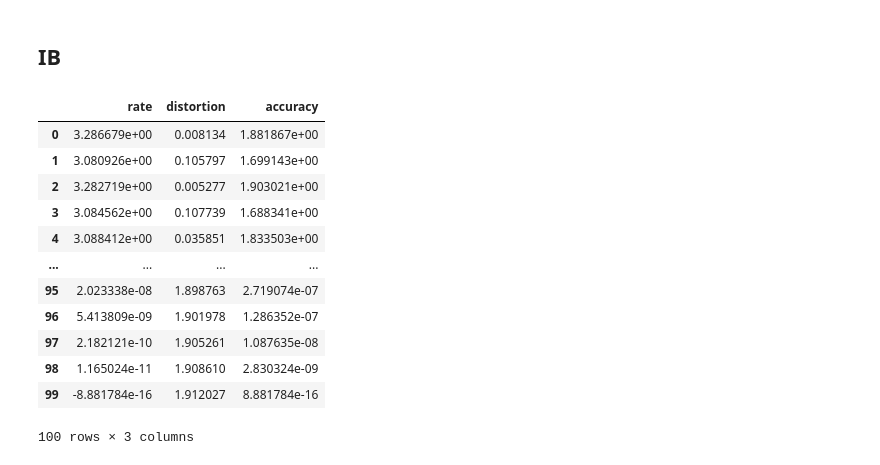
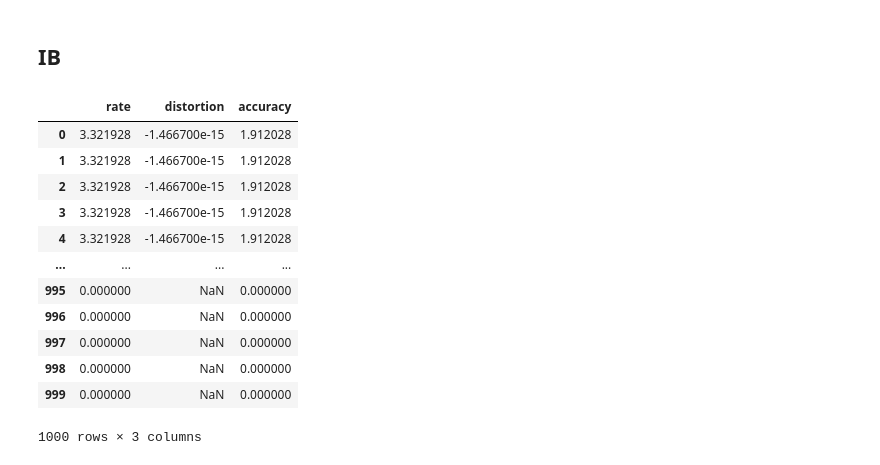
Before and after one commit to nathimel/rdot, a Jupyter notebook: src/examples/test_visualizations.ipynb, the cells around one changed output. Cells and saved outputs as stored; diff of their text form; code cells hidden in the pictures.

```diff
--- a/src/examples/test_visualizations.ipynb
+++ b/src/examples/test_visualizations.ipynb
@@ -105,32 +105,39 @@ px = np.full(py_x.shape[0], 1/10)
 pxy = py_x * px
 
 # Test many values of beta to sweep out a curve.
-# betas = np.logspace(-5, 5, num=100)
-betas = np.linspace(1e-5, 5, num=100)
+betas = np.logspace(-2, 5, num=1000)
+# betas = np.linspace(1e-5, 5, num=100)
 
 rd_values = [
-    result[-3:] for result in ba_ib_torch.ib_method(
+    result[-3:] for result in ba_ib.ib_method(
         pxy,
         betas,
-        num_restarts=10,
+        num_restarts=1,
     )
 ]
 # %%
-data = pd.DataFrame(rd_values, columns=["rate", "distortion", "accuracy"])
+data = pd.DataFrame(
+    rd_values,
+    columns=[
+        "rate",
+        "distortion",
+        "accuracy",
+    ]
+)
 data
 # %% [output]
 |  | rate | distortion | accuracy |
-| 0 | 3.286679e+00 | 0.008134 | 1.881867e+00 |
-| 1 | 3.080926e+00 | 0.105797 | 1.699143e+00 |
-| 2 | 3.282719e+00 | 0.005277 | 1.903021e+00 |
-| 3 | 3.084562e+00 | 0.107739 | 1.688341e+00 |
-| 4 | 3.088412e+00 | 0.035851 | 1.833503e+00 |
+| 0 | 3.321928 | -1.466700e-15 | 1.912028 |
+| 1 | 3.321928 | -1.466700e-15 | 1.912028 |
+| 2 | 3.321928 | -1.466700e-15 | 1.912028 |
+| 3 | 3.321928 | -1.466700e-15 | 1.912028 |
+| 4 | 3.321928 | -1.466700e-15 | 1.912028 |
 | ... | ... | ... | ... |
-| 95 | 2.023338e-08 | 1.898763 | 2.719074e-07 |
-| 96 | 5.413809e-09 | 1.901978 | 1.286352e-07 |
-| 97 | 2.182121e-10 | 1.905261 | 1.087635e-08 |
-| 98 | 1.165024e-11 | 1.908610 | 2.830324e-09 |
-| 99 | -8.881784e-16 | 1.912027 | 8.881784e-16 |
+| 995 | 0.000000 | NaN | 0.000000 |
+| 996 | 0.000000 | NaN | 0.000000 |
+| 997 | 0.000000 | NaN | 0.000000 |
+| 998 | 0.000000 | NaN | 0.000000 |
+| 999 | 0.000000 | NaN | 0.000000 |
-100 rows × 3 columns
+1000 rows × 3 columns
 # %%
 (
```
Also changed, not shown: parts of 11 cells of this notebook, 6 other files.
